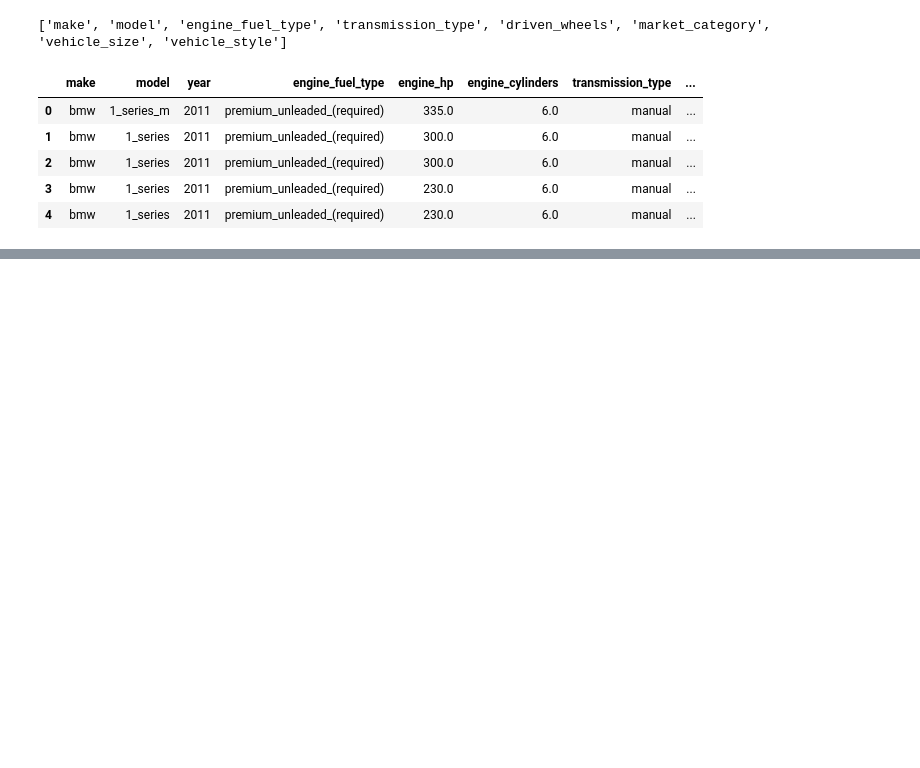
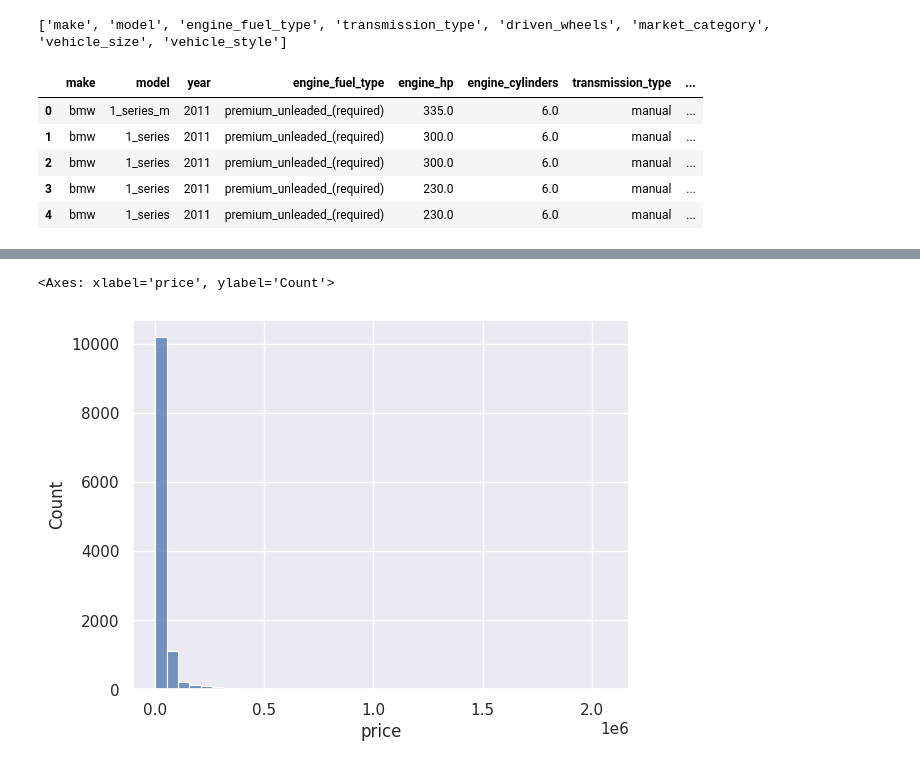
Before and after one commit to DareenMosa/Car-price-ML-project, a Jupyter notebook: code.ipynb, the cells around one changed output, grey strips where cells are left out. Drawn from its saved outputs; the diff is of its cells as text; code cells hidden in the pictures; blank space fills up the shorter version.

Commit message:
variable analysis (price)

```diff
--- a/code.ipynb
+++ b/code.ipynb
@@ -104,0 +132,13 @@ df.head()
+# %%
+#plt.figure(figsize=(6, 4))
+
+sns.histplot(df.price, bins=40)
+#plt.ylabel('frequency')
+#plt.xlabel('price')
+#plt.title('distribution of prices')
+
+
+#plt.show()
+# %% [output]
+<Axes: xlabel='price', ylabel='Count'>
+[figure, added]
```
Also changed, not shown: parts of 4 cells of this notebook.
